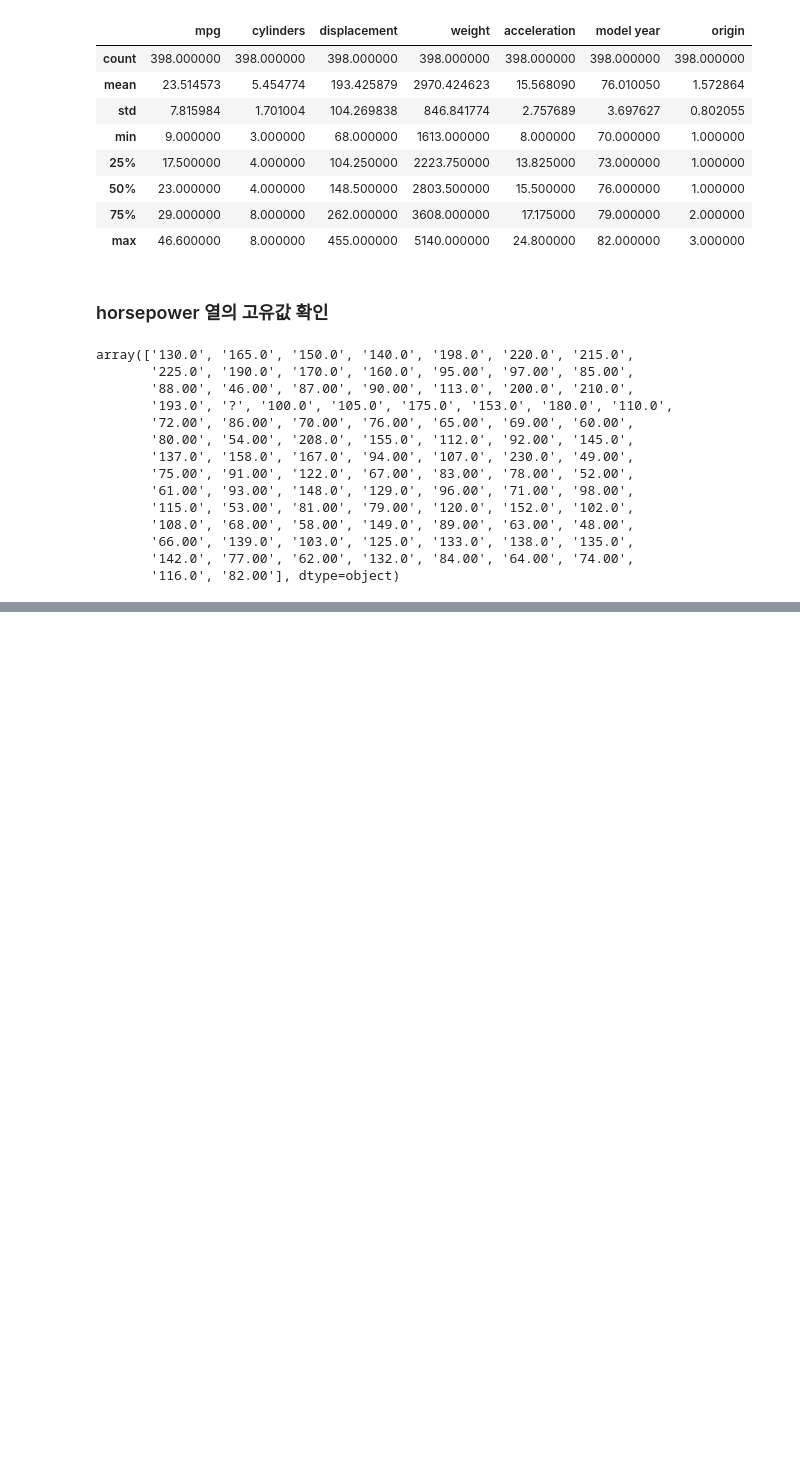
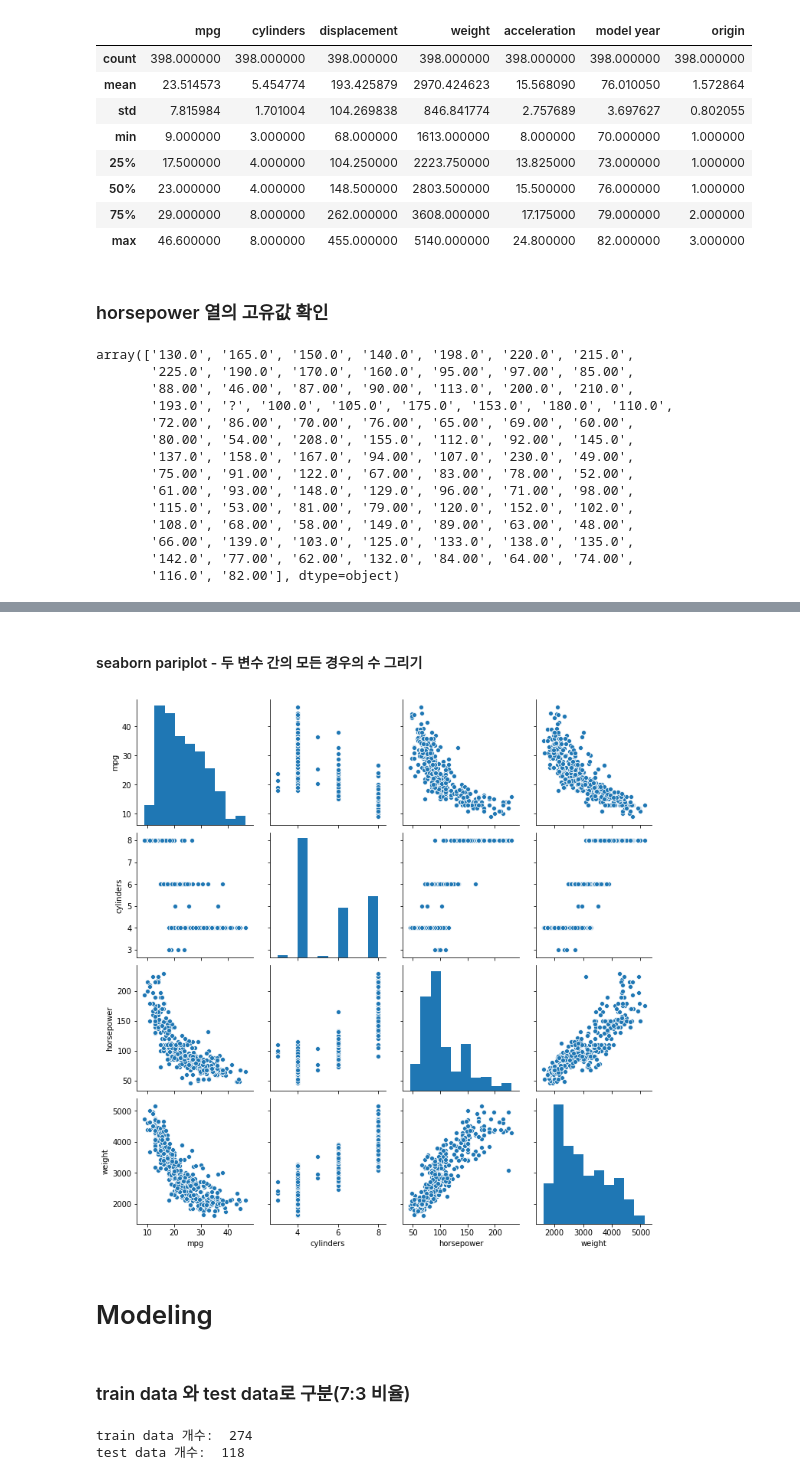
Before and after one commit to CodmingOut/AI_Mentoring, a Jupyter notebook: 002/Untitled.ipynb, the cells around one changed output, grey strips where cells are left out. Saved outputs shown, nothing was run; the diff lists cells and outputs as text; code cells hidden in the pictures; blank space fills up the shorter version.

```diff
--- a/002/Untitled.ipynb
+++ b/002/Untitled.ipynb
@@ -91,0 +163,10 @@ array(['130.0', '165.0', '150.0', '140.0', '198.0', '220.0', '215.0',
+# %% [markdown]
+#### seaborn pariplot - 두 변수 간의 모든 경우의 수 그리기
+# %%
+sns.pairplot(features)
+plt.show()
+plt.close()
+# %% [output]
+[figure, added]
+# %% [markdown]
+# Modeling
@@ -91,0 +176,2 @@ array(['130.0', '165.0', '150.0', '140.0', '198.0', '220.0', '215.0',
+# %% [markdown]
+### train data 와 test data로 구분(7:3 비율)
@@ -91,0 +183,6 @@ array(['130.0', '165.0', '150.0', '140.0', '198.0', '220.0', '215.0',
+# %%
+print('train data 개수: ', len(X_train))
+print('test data 개수: ', len(X_test))
+# %% [output]
+train data 개수:  274
+test data 개수:  118
```
Also changed, not shown: parts of 23 cells of this notebook.
